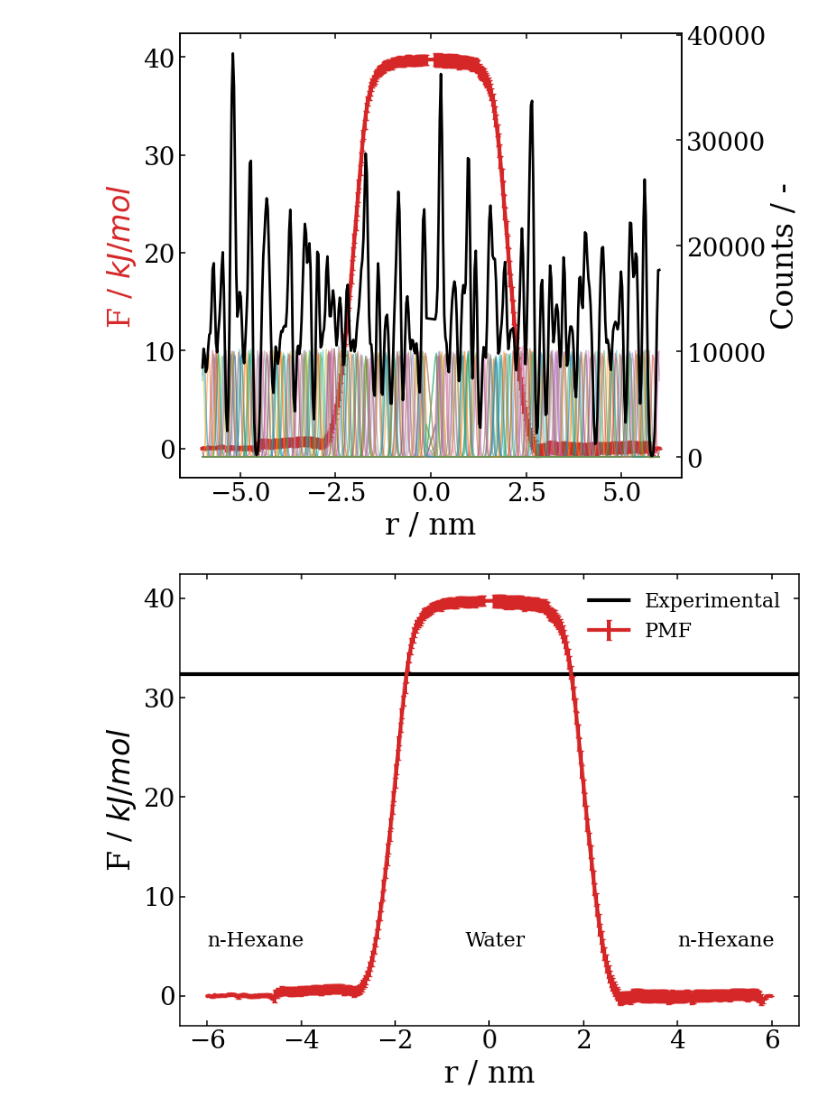
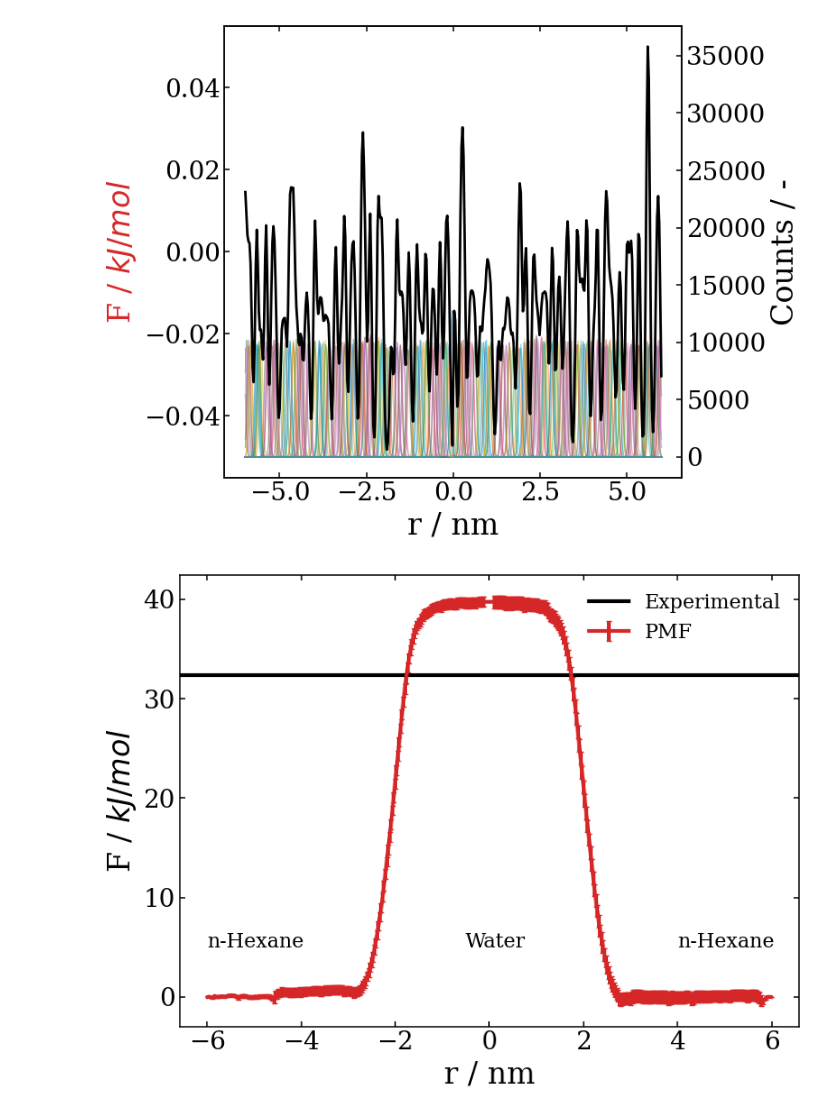
Before and after one commit to MatKie/WO_PMF, a Jupyter notebook: umbrella/analysis/Plot_lhs_rhs.ipynb, the cells around one changed output. Saved outputs shown, nothing was run; the diff lists cells and outputs as text; code cells hidden in the pictures.

```diff
--- a/umbrella/analysis/Plot_lhs_rhs.ipynb
+++ b/umbrella/analysis/Plot_lhs_rhs.ipynb
@@ -5,19 +5,27 @@ import copy
 import matplotlib as plt
 # %%
-lhs_profile = np.loadtxt('eval_lhs/bsResult.xvg', comments=['@', '#'])
-lhs_histo = np.loadtxt('eval_lhs/histo.xvg', comments=['@', '#'])
+carbon ='Dodecane'
+exp_dG = 54.86 #kJ/mol
+
+if os.path.isfile('bsResults_rhs.xvg') and os.path.isfile('bsResults_lhs.xvg'):
+    lhs_profile = np.loadtxt('bsResult_lhs.xvg', comments=['@', '#'])
+    rhs_profile = np.loadtxt('bsResult_rhs.xvg', comments=['@', '#'])
+    error = True
+else:
+    lhs_profile = np.loadtxt('profile_lhs.xvg', comments=['@', '#'])
+    rhs_profile = np.loadtxt('profile_rhs.xvg', comments=['@', '#'])
+    error = False
+lhs_histo = np.loadtxt('histo_lhs.xvg', comments=['@', '#'])
 
 lhs_histo[:,0] *= -1
 lhs_histo = np.flip(lhs_histo, axis=0)
 lhs_profile[:,0] *= -1
 lhs_profile = np.flip(lhs_profile, axis=0)
 
-rhs_profile = np.loadtxt('eval_rhs/bsResult.xvg', comments=['@', '#'])
-rhs_histo = np.loadtxt('eval_rhs/histo.xvg', comments=['@', '#'])
+rhs_histo = np.loadtxt('histo_rhs.xvg', comments=['@', '#'])
 
 frames = np.loadtxt('frames.dat', skiprows=4, usecols=[0,1])
-complete = np.loadtxt('complete.txt')
-#frames = np.concatenate((frames, frames_hf))
+complete = np.loadtxt('../complete.txt')
 
 frames = [item for item in frames if item[0] in complete]
 histo = np.concatenate((lhs_histo, rhs_histo), axis=0)
@@ -49,10 +57,10 @@ ax = axes[0]
 for i, (frame, distance) in enumerate(frames):
     ci = int(i - (np.floor(i/10) * 10))
     if distance < 0:
-        ax.plot(histo[200:, 0], histo[200:, i+1-72], color='C{:d}'.format(ci))
+        ax.plot(histo[200:, 0], histo[200:, i+1-len(rhs_histo[0,:])], color='C{:d}'.format(ci))
     else:
         ax.plot(histo[:200, 0], histo[:200, i+1], color='C{:d}'.format(ci))
     ax.axvline(x=distance, color='C{:d}'.format(ci))
-    print('C{:d} : frame {:d}, distance: {:.3f}'.format(ci, int(frame), distance))
-print('\n')
+    #print('C{:d} : frame {:d}, distance: {:.3f}'.format(ci, int(frame), distance))
+#print('\n')
 # %% [output]
@@ -77,30 +68,32 @@ C1 : frame 2738, distance: -6.622
 # %%
 histofig, ax = create_fig(1,1)
 ax = ax[0]
 
 ax2 = ax.twinx()
 #ax.errorbar(cor_prof[:,0], cor_prof[:,1]-np.amin(cor_prof[:,1]), profile[:,2], capsize=2, color='C3', lw=3)
-cum_hist = np.zeros((400, 72))
+cum_hist = np.zeros((400, len(rhs_histo[0,:])))
 #cum_hist[:200, 0] = lhs_histo[:, 0]
 #cum_hist[200:, 0] = rhs_histo[:, 0]
 cum_hist[:,0] = histo[:, 0]
-for i in range(1,144):
-    if i>71:
-        ax2.plot(-histo[:,0], histo[:,i-72], alpha=0.5)
-        cum_hist[200:, 1] += histo[200:, i-72]
+for i in range(1,(len(rhs_histo[0,:])+len(lhs_histo[0,:]))):
+    if i>(len(rhs_histo[0,:])-1):
+        ax2.plot(-histo[:,0], histo[:,i-len(rhs_histo[0,:])], alpha=0.5)
+        cum_hist[200:, 1] += histo[200:, i-len(rhs_histo[0,:])]
     else:
         ax2.plot(histo[:,0], histo[:,i], alpha=0.5)
         cum_hist[:200, 1] += histo[:200, i]
 
 ax2.plot(cum_hist[:, 0], cum_hist[:,1], color='k', lw=2)
-ax.errorbar(profile[:,0], profile[:,1], profile[:,2], capsize=2, color='C3', lw=3)
+if error:
+    ax.errorbar(profile[:,0], profile[:,1], profile[:,2], capsize=2, color='C3', lw=3)
+ax.plot(profile[:,0], profile[:,1],  color='C3', lw=3)
 
 ax.set_xlabel('r / nm')
 ax.set_ylabel('F / $kJ/mol$', color='C3')
 ax2.set_ylabel('Counts / -')
-save_to_file('PMF_COUNT')
+save_to_file('PMF_COUNT_separate')
 # %% [output]
-[figure, old version]
+[figure, new version]
 # %%
 histofig, ax = create_fig(1,1)
 ax = ax[0]
```
Also changed, not shown: parts of 5 cells of this notebook, 2 other files.
